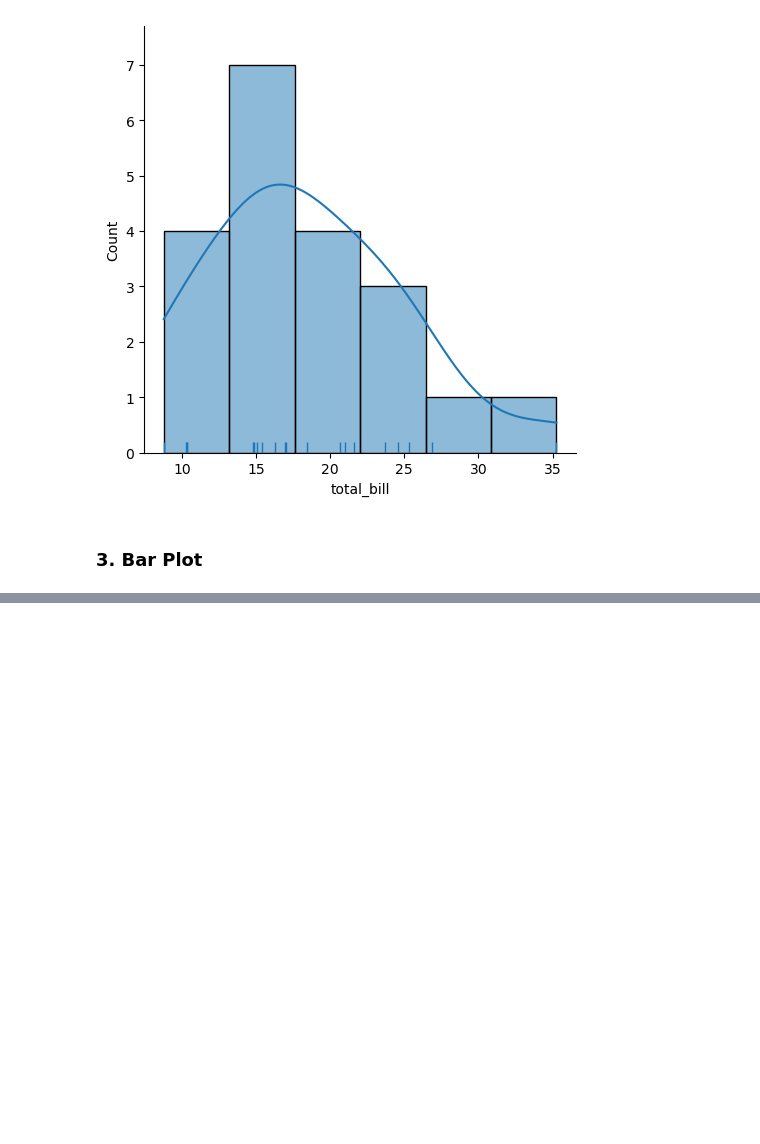
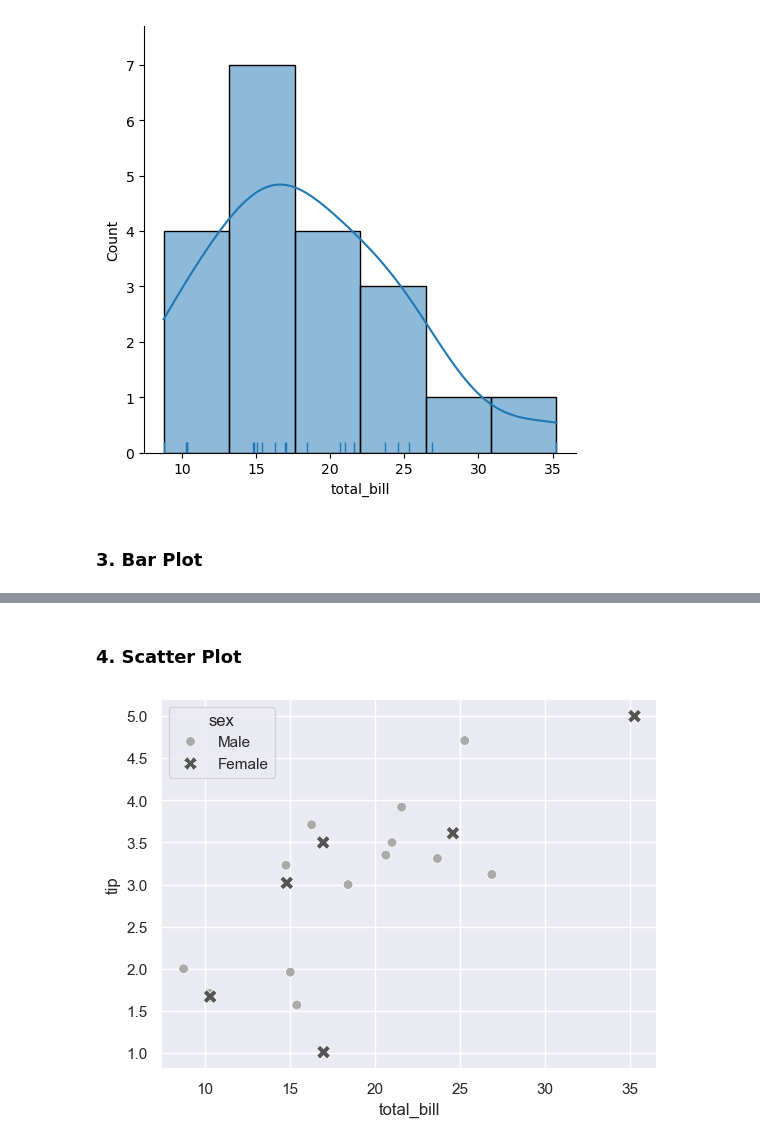
Before and after one commit to pravatn01/Seaborn-Data-Viz, a Jupyter notebook: seaborn_viz.ipynb, the cells around one changed output, grey strips where cells are left out. Saved outputs shown, nothing was run; the diff lists cells and outputs as text; code cells hidden in the pictures; blank space fills up the shorter version.

```diff
--- a/seaborn_viz.ipynb
+++ b/seaborn_viz.ipynb
@@ -65,0 +66,19 @@ plt.show()
+# %% [markdown]
+### 4. Scatter Plot
+# %%
+m={'Male':'o', 'Female':'X'}
+
+sns.scatterplot(
+x='total_bill',
+y= 'tip',
+data= df,
+hue= 'sex',
+style= 'sex',
+size='sex',
+sizes=(100,50),   #female legend size, male size
+palette='binary',
+markers=m    #custom markers (m is dictionary)
+)
+plt.show()
+# %% [output]
+[figure, added]
```
Also changed, not shown: parts of 1 cell of this notebook.
